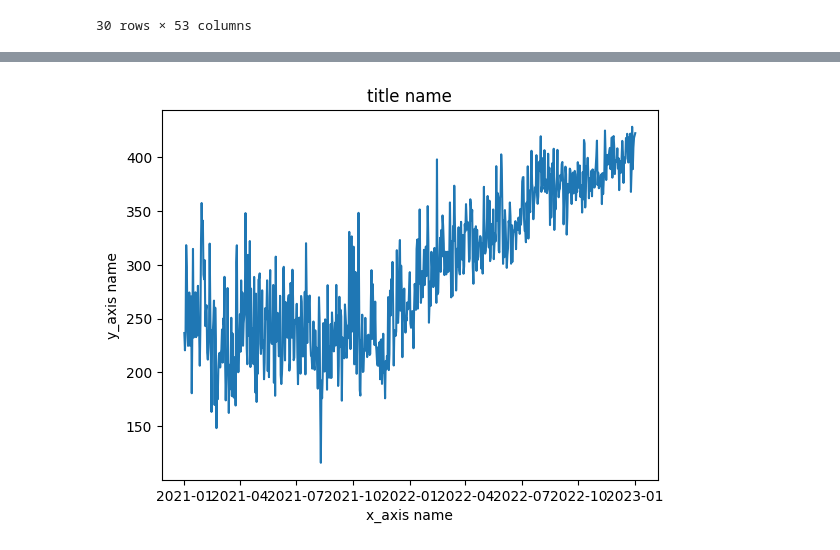
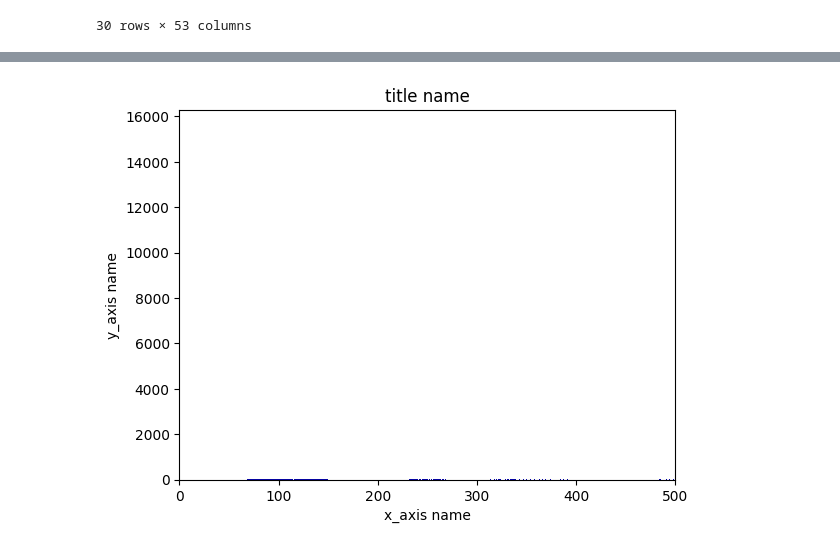
Before and after one commit to chasewes/DataSlayers, a Jupyter notebook: cant_code/individual_models.ipynb, the cells around one changed output, grey strips where cells are left out. Saved outputs shown, nothing was run; the diff lists cells and outputs as text; code cells hidden in the pictures.

Commit message:
updated some of the graphs

```diff
--- a/cant_code/individual_models.ipynb
+++ b/cant_code/individual_models.ipynb
@@ -338,0 +339,8 @@ for day in dates:
+# %%
+## starting in 2021
+plt.plot(day_map.keys(), day_map.values())
+plt.title('Crossbuy Patterns Over Time')
+plt.xlabel('Date of Second Product Adoption')
+plt.ylabel('Median Days Between First and Second Product')
+plt.rcParams["figure.figsize"] = (20,10)
+plt.show()
@@ -339,9 +445,11 @@ for day in dates:
 # %%
-plt.plot(day_map.keys(), day_map.values())
+credit_second = xbuy[xbuy['second_product'] == 'credit']
+plt.hist(x=credit_second['xbuy_days'], bins='auto', color='#0504aa')
+plt.plot(axis='y')
 plt.title('title name')
 plt.xlabel('x_axis name')
 plt.ylabel('y_axis name')
-#plt.xlim(left=datetime.date(20, 1, 1))
+plt.xlim(left=0, right=500)
 plt.show()
 # %% [output]
-[figure, old version]
+[figure, new version]
```
Also changed, not shown: parts of 14 cells of this notebook.
